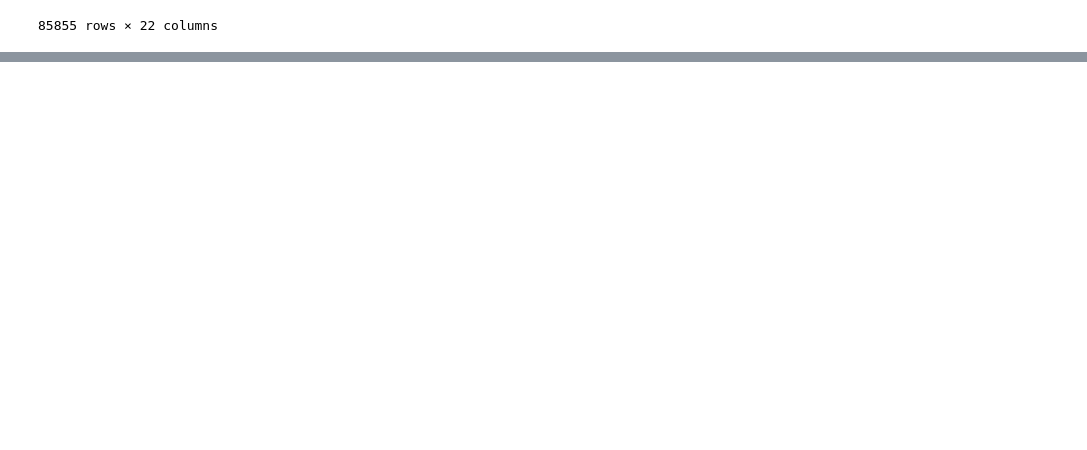
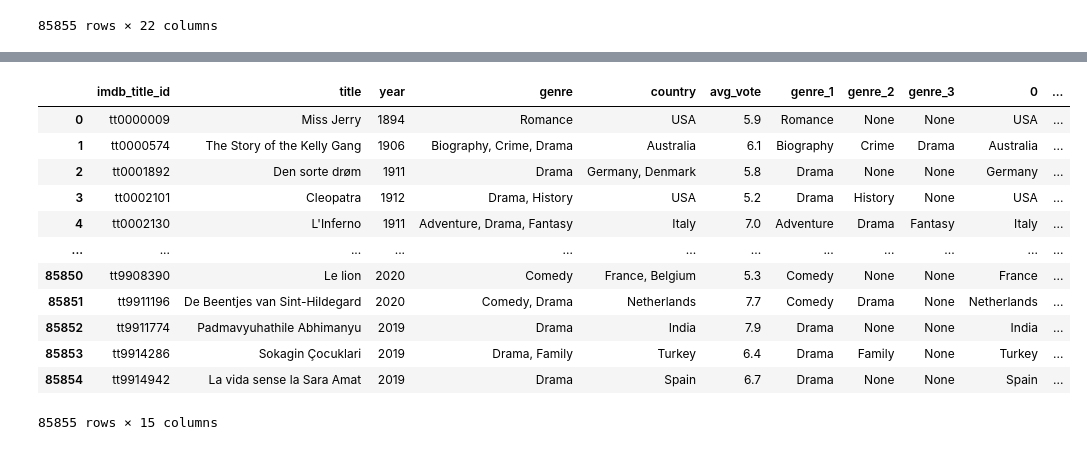
Before and after one commit to lrosasa0126/Project---4, a Jupyter notebook: movie_extract.ipynb, the cells around one changed output, grey strips where cells are left out. Saved outputs shown, nothing was run; the diff lists cells and outputs as text; code cells hidden in the pictures; blank space fills up the shorter version.

```diff
--- a/movie_extract.ipynb
+++ b/movie_extract.ipynb
@@ -37,0 +71,2 @@ movies_a
+# %%
+new_df=data_a.join(df)
@@ -37,0 +89,2 @@ movies_a
+# %%
+new_df=new_df.rename(columns={0: "genre_1", 1: "genre_2", 2: "genre_3" })
@@ -37,0 +107,2 @@ movies_a
+# %%
+df= new_df["country"].str.split(",", n=5, expand=True)
@@ -37,0 +124,18 @@ movies_a
+# %%
+new_df=new_df.join(df)
+# %%
+new_df
+# %% [output]
+|  | imdb_title_id | title | year | genre | country | avg_vote | genre_1 | genre_2 | genre_3 | 0 | ... |
+| 0 | tt0000009 | Miss Jerry | 1894 | Romance | USA | 5.9 | Romance | None | None | USA | ... |
+| 1 | tt0000574 | The Story of the Kelly Gang | 1906 | Biography, Crime, Drama | Australia | 6.1 | Biography | Crime | Drama | Australia | ... |
+| 2 | tt0001892 | Den sorte drøm | 1911 | Drama | Germany, Denmark | 5.8 | Drama | None | None | Germany | ... |
+| 3 | tt0002101 | Cleopatra | 1912 | Drama, History | USA | 5.2 | Drama | History | None | USA | ... |
+| 4 | tt0002130 | L'Inferno | 1911 | Adventure, Drama, Fantasy | Italy | 7.0 | Adventure | Drama | Fantasy | Italy | ... |
+| ... | ... | ... | ... | ... | ... | ... | ... | ... | ... | ... | ... |
+| 85850 | tt9908390 | Le lion | 2020 | Comedy | France, Belgium | 5.3 | Comedy | None | None | France | ... |
+| 85851 | tt9911196 | De Beentjes van Sint-Hildegard | 2020 | Comedy, Drama | Netherlands | 7.7 | Comedy | Drama | None | Netherlands | ... |
+| 85852 | tt9911774 | Padmavyuhathile Abhimanyu | 2019 | Drama | India | 7.9 | Drama | None | None | India | ... |
+| 85853 | tt9914286 | Sokagin Çocuklari | 2019 | Drama, Family | Turkey | 6.4 | Drama | Family | None | Turkey | ... |
+| 85854 | tt9914942 | La vida sense la Sara Amat | 2019 | Drama | Spain | 6.7 | Drama | None | None | Spain | ... |
+85855 rows × 15 columns
```
Also changed, not shown: parts of 16 cells of this notebook.
